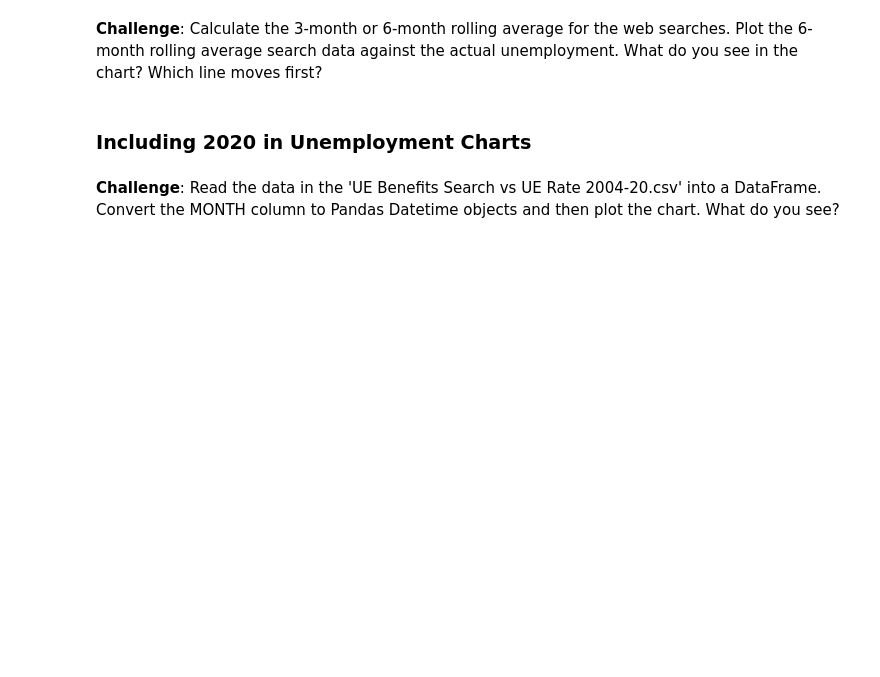
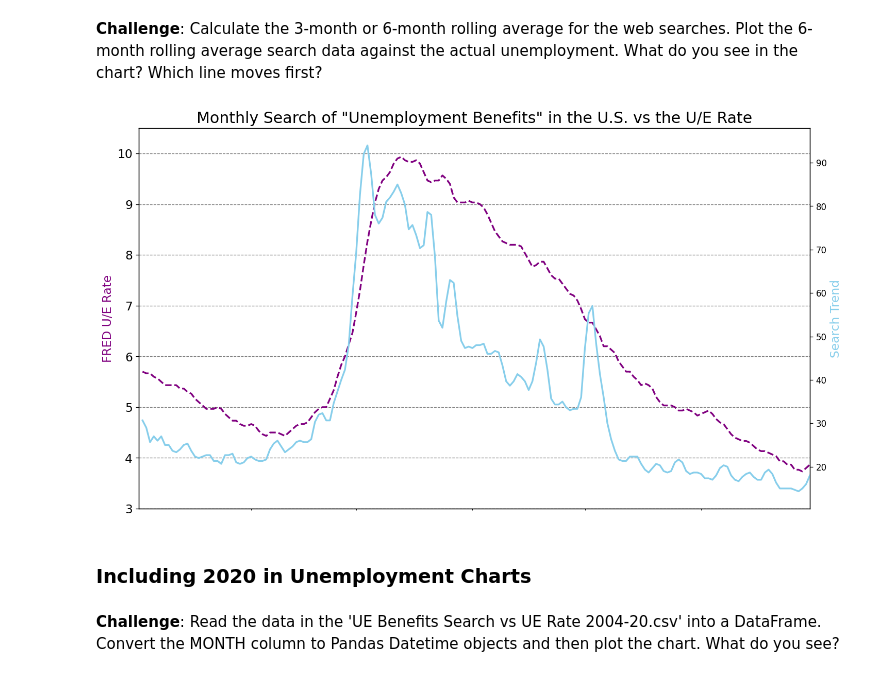
Before and after one commit to keshavpj1711/Python_100-Days, a Jupyter notebook: Advanced/75GoogleTrendsResamplingAndVisualizing/Google Trends and Data Visualisation (start).ipynb, the cells around one changed output. Saved outputs shown, nothing was run; the diff lists cells and outputs as text; code cells hidden in the pictures; blank space fills up the shorter version.

```diff
--- a/Advanced/75GoogleTrendsResamplingAndVisualizing/Google Trends and Data Visualisation (start).ipynb
+++ b/Advanced/75GoogleTrendsResamplingAndVisualizing/Google Trends and Data Visualisation (start).ipynb
@@ -341,5 +372,38 @@ What we see in the chart is that similar to Tesla, the crazy price movements in
 # %% [markdown]
 **Challenge**: Calculate the 3-month or 6-month rolling average for the web searches. Plot the 6-month rolling average search data against the actual unemployment. What do you see in the chart? Which line moves first?
+# %%
+unemp_roll_df = df_unemployment[['UE_BENEFITS_WEB_SEARCH', 'UNRATE']].rolling(window=3).mean()
+
+plt.figure(figsize=(14,8), dpi=120)
+plt.title('Monthly Search of "Unemployment Benefits" in the U.S. vs the U/E Rate', fontsize=18)
+plt.yticks(fontsize=14)
+plt.xticks(fontsize=14, rotation=45)
+
+ax1 = plt.gca()
+ax2 = ax1.twinx()
+
+ax1.set_ylabel('FRED U/E Rate', color='purple', fontsize=14)
+ax2.set_ylabel('Search Trend', color='skyblue', fontsize=14)
+
+ax1.xaxis.set_major_locator(years)
+ax1.xaxis.set_major_formatter(years_fmt)
+ax1.xaxis.set_minor_locator(months)
+
+ax1.set_ylim(bottom=3, top=10.5)
+ax1.set_xlim(1, unemp_roll_df.index.max())
+
+# Show the grid lines as dark grey lines
+ax1.grid(color='grey', linestyle='--')
+
+# Plotting the dataset used
+ax1.plot(unemp_roll_df.index, unemp_roll_df.UNRATE,
+          color='purple', linewidth=2, linestyle='--')
+ax2.plot(unemp_roll_df.index, unemp_roll_df.UE_BENEFITS_WEB_SEARCH,
+          color='skyblue', linewidth=2)
+
+plt.show()
+# %% [output]
+[figure, added]
 # %% [markdown]
 ### Including 2020 in Unemployment Charts
 # %% [markdown]
```
Also changed, not shown: parts of 1 cell of this notebook.
